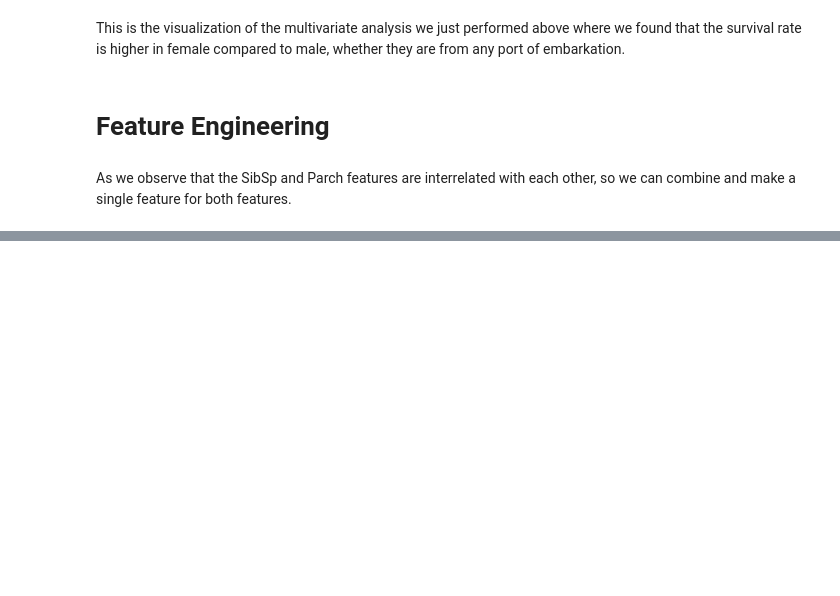
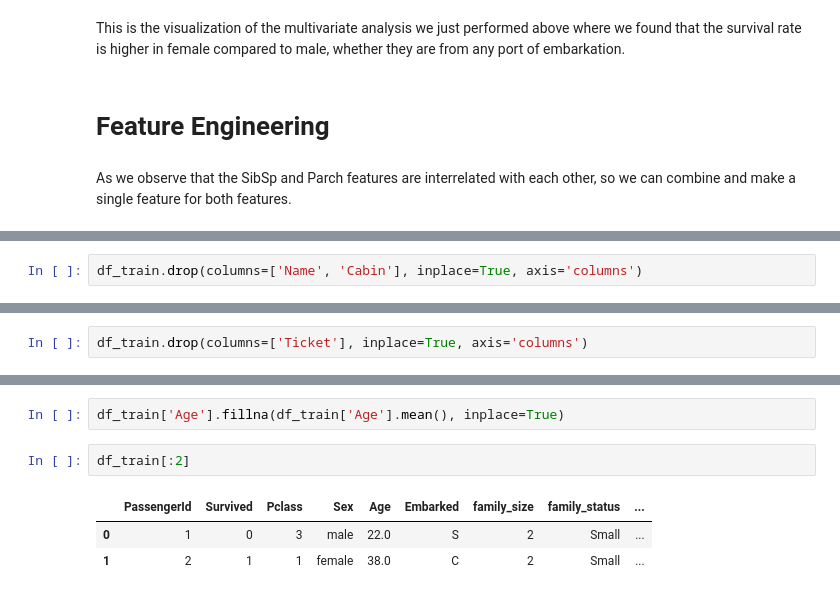
Before and after one commit to niteshpantha/titanic_data, a Jupyter notebook: titanic_analysis.ipynb, the cells around one changed output, grey strips where cells are left out. Cells and saved outputs as stored; diff of their text form; blank space fills up the shorter version.

```diff
--- a/titanic_analysis.ipynb
+++ b/titanic_analysis.ipynb
@@ -640,0 +645,2 @@ df_train[:5]
+# %%
+df_train.drop(columns=['Name', 'Cabin'], inplace=True, axis='columns')
@@ -640,0 +676,2 @@ df_train[:5]
+# %%
+df_train.drop(columns=['Ticket'], inplace=True, axis='columns')
@@ -640,0 +702,8 @@ df_train[:5]
+# %%
+df_train['Age'].fillna(df_train['Age'].mean(), inplace=True)
+# %%
+df_train[:2]
+# %% [output]
+|  | PassengerId | Survived | Pclass | Sex | Age | Embarked | family_size | family_status | ... |
+| 0 | 1 | 0 | 3 | male | 22.0 | S | 2 | Small | ... |
+| 1 | 2 | 1 | 1 | female | 38.0 | C | 2 | Small | ... |
```
Also changed, not shown: parts of 34 cells of this notebook.
